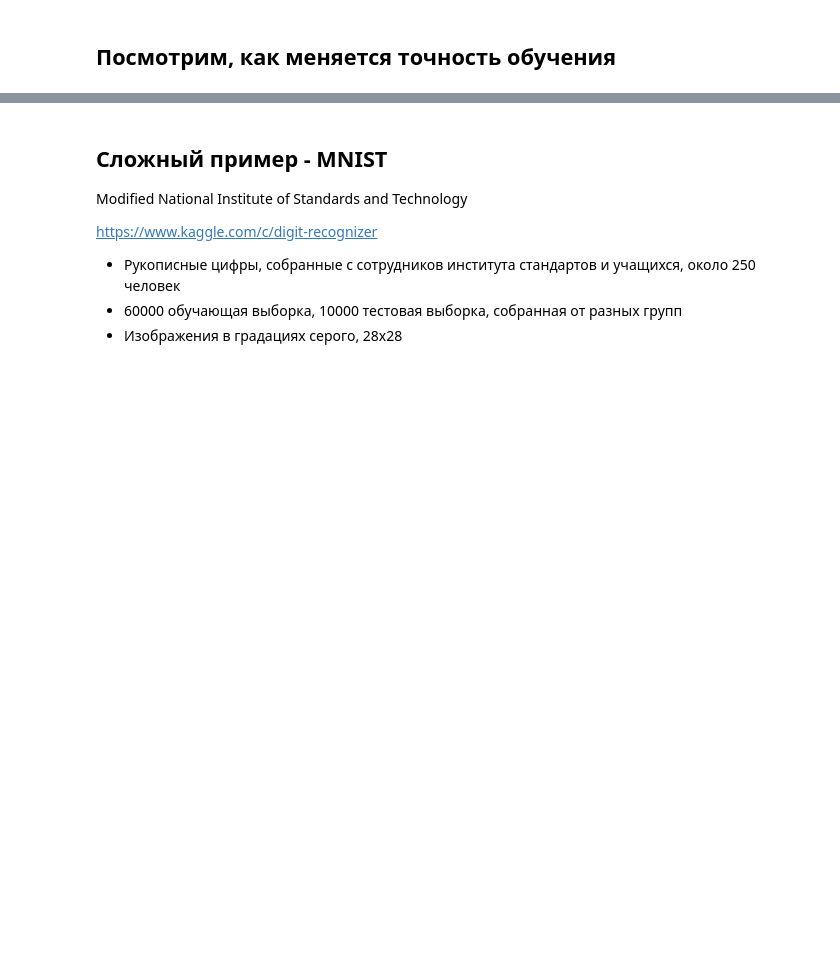
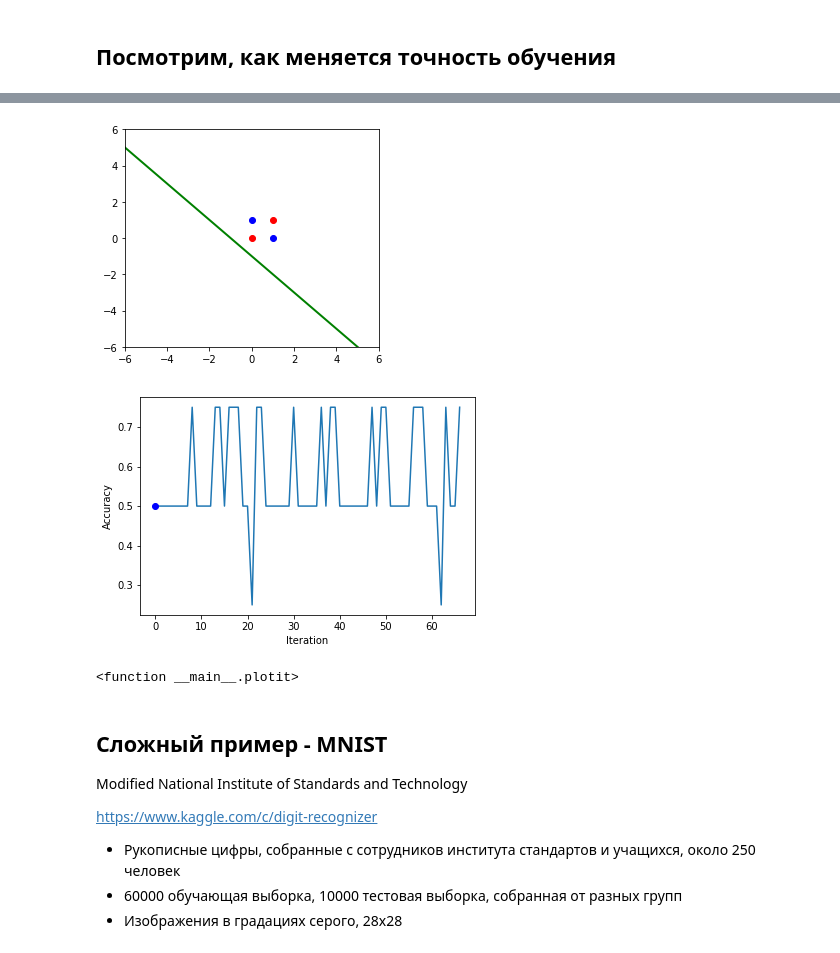
Before and after one commit to shwars/NeuroWorkshop, a Jupyter notebook: Notebooks/Perceptrons.ipynb, the cells around one changed output, grey strips where cells are left out. Cells and saved outputs as stored; diff of their text form; code cells hidden in the pictures; blank space fills up the shorter version.

```diff
--- a/Notebooks/Perceptrons.ipynb
+++ b/Notebooks/Perceptrons.ipynb
@@ -276,3 +286,12 @@ interact(plotit, step=widgets.IntSlider(value=0, min=0, max=len(snapshots)-1))
+# %%
+pos_examples = np.array([[1,0,1],[0,1,1]])
+neg_examples = np.array([[1,1,1],[0,0,1]])
+snapshots = train_graph(pos_examples,neg_examples,1000)
+interact(plotit, step=widgets.IntSlider(value=0, min=0, max=len(snapshots)-1))
+# %% [output]
+[figure, added]
+[figure, added]
+<function __main__.plotit>
 # %% [markdown]
 ## Сложный пример - MNIST
 
```
Also changed, not shown: parts of 20 cells of this notebook, 8 other files.
